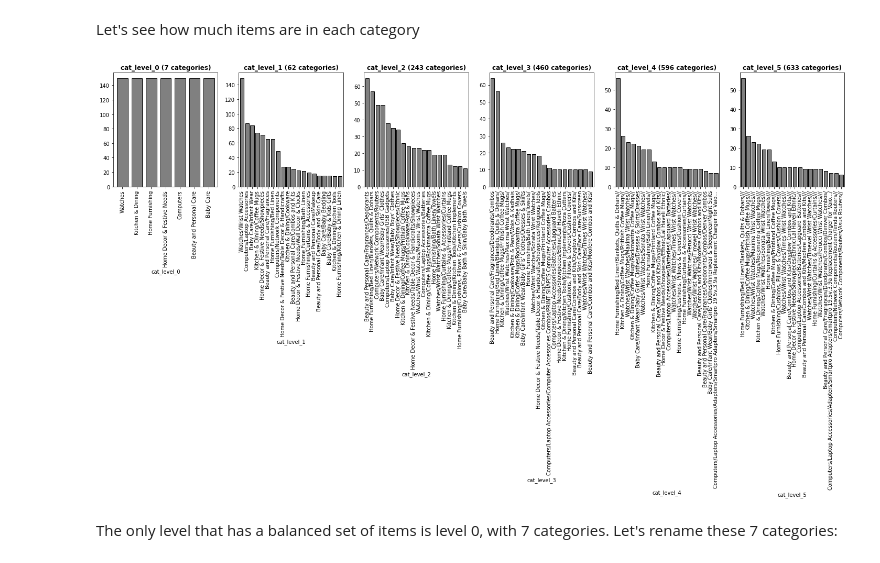
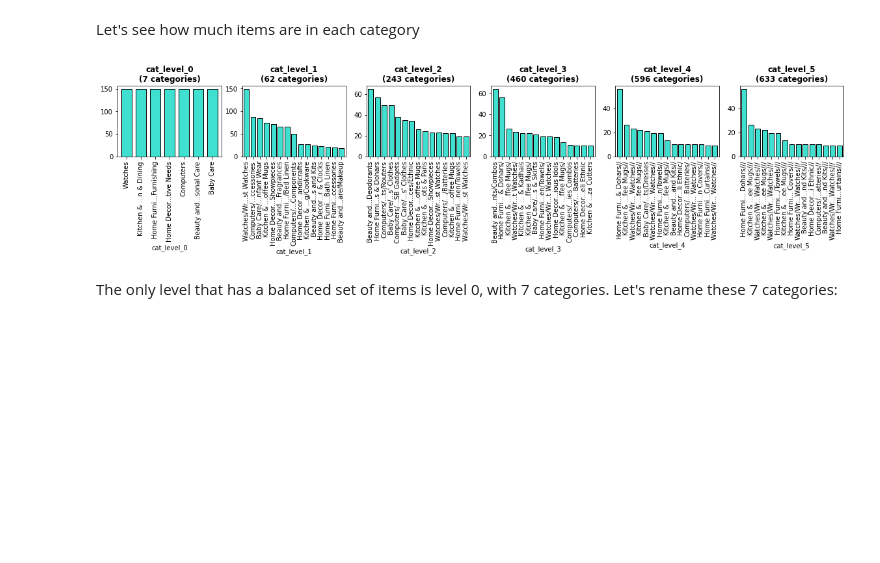
Before and after one commit to SmellyArmure/OC_DS_Project6, a Jupyter notebook: NOTEBOOK/P6_Cleaning_NLP.ipynb, the cells around one changed output. Drawn from its saved outputs; the diff is of its cells as text; code cells hidden in the pictures; blank space fills up the shorter version.

```diff
--- a/NOTEBOOK/P6_Cleaning_NLP.ipynb
+++ b/NOTEBOOK/P6_Cleaning_NLP.ipynb
@@ -226,14 +187,23 @@ dtype: int64
 # %% [markdown]
 Let's see how much items are in each category
 # %%
-fig = plt.figure(figsize=(25,4))
+shorten_label = 10
+n_first = 15
+fig = plt.figure(figsize=(20,2))
 for i, col in enumerate(df_cat_level.columns,1):
+    # plot the graphs
     ax = fig.add_subplot(1,len(df_cat_level.columns), i)
     ser = df_cat_level.groupby(col).size().sort_values(ascending=False)
-    ser[0:20].plot.bar(width=0.75, color='grey', ec='k', ax=ax)
-    ax.set_title(col+f' ({ser.shape[0]} categories)', fontweight='bold')
+    ser[0:n_first].plot.bar(width=0.75, color='turquoise', ec='k', ax=ax)
+    # shorten the labels
+    thr = int(shorten_label)
+    lab_x = [item.get_text() for item in ax.get_xticklabels()]
+    short_lab_x = [s[:thr]+'...'+s[-thr:] if len(s)>thr else s for s in lab_x]
+    ax.axes.set_xticklabels(short_lab_x)
+    # set title
+    ax.set_title(col+f'\n({ser.shape[0]} categories)', fontweight='bold')
 # %% [output]
-[figure, old version]
+[figure, new version]
 # %% [markdown]
 The only level that has a balanced set of items is level 0, with 7 categories.
 Let's rename these 7 categories:
```
Also changed, not shown: parts of 43 cells of this notebook, 7 other files.
